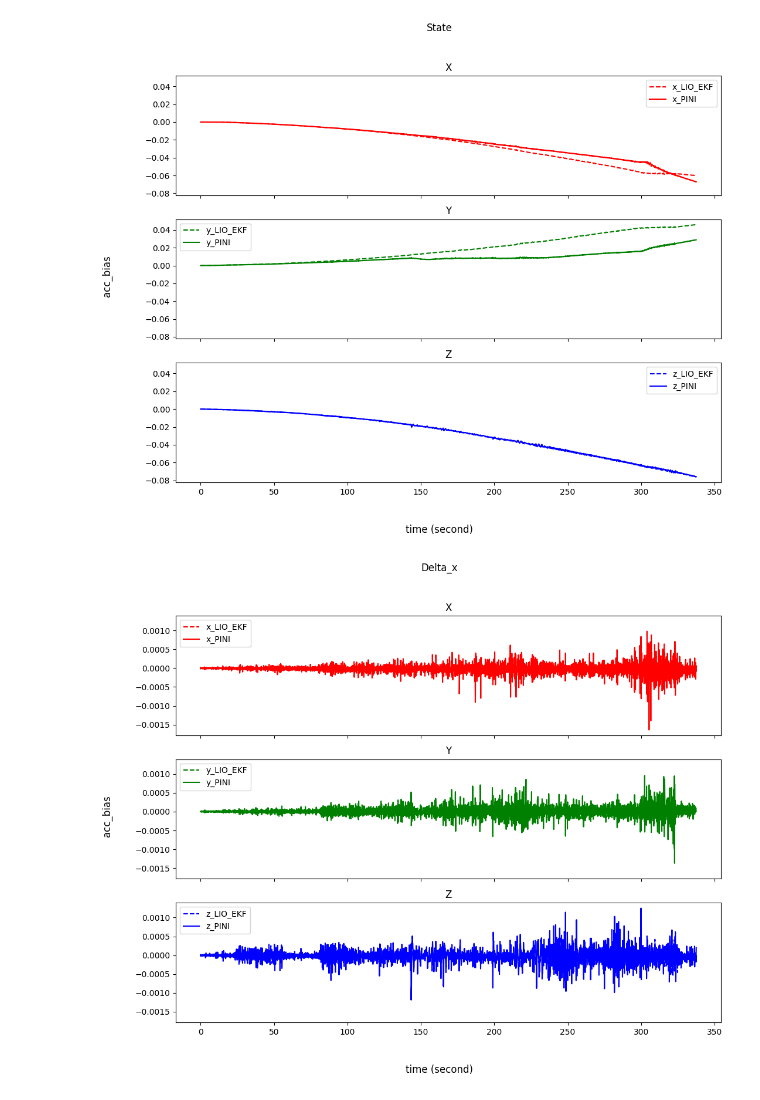
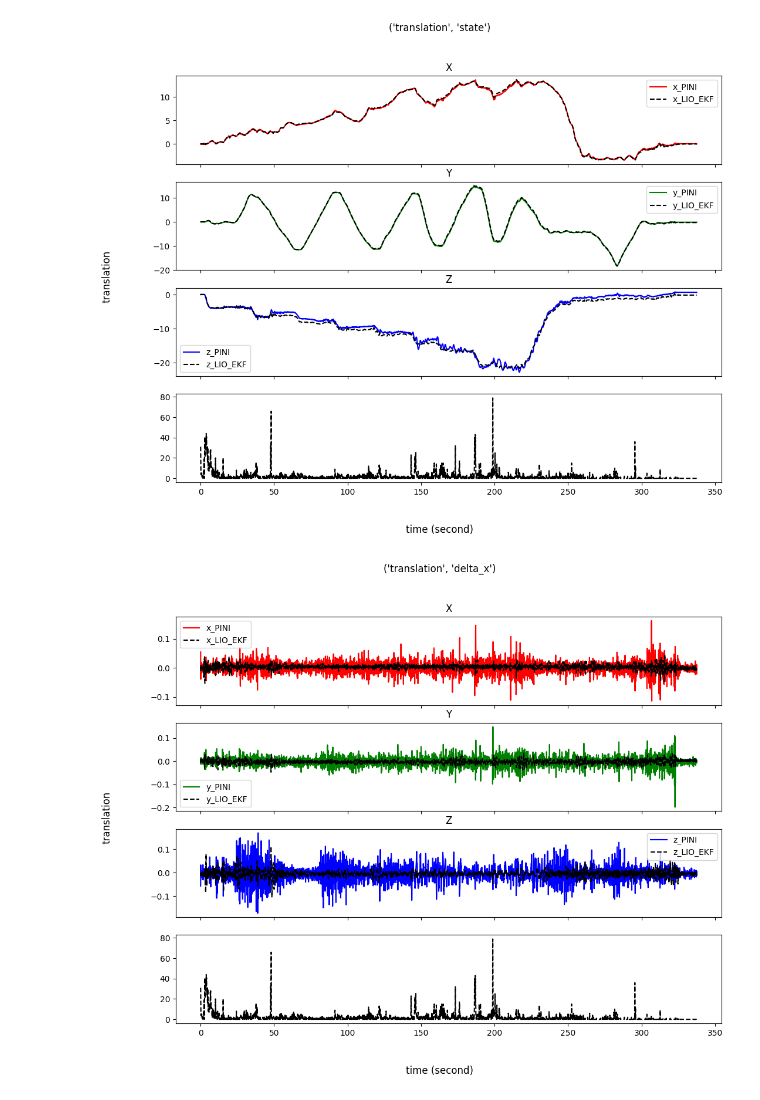
Before and after one commit to ohmohmpr/PINI, a Jupyter notebook: ohm/debug/NTU/rtp_03.ipynb, the cells around one changed output. Drawn from its saved outputs; the diff is of its cells as text; code cells hidden in the pictures.

```diff
--- a/ohm/debug/NTU/rtp_03.ipynb
+++ b/ohm/debug/NTU/rtp_03.ipynb
@@ -65,8 +16,5 @@ plot_delta_x(delta_x_lio_ekf_data, None, delta_x_pini_data, None,'gyro_bias', st
-# %%
-plot_state(pred_lio_ekf_data, None, pred_pini_data, None, 'acc_bias', start_time_idx, end_time_idx)
-# %% [output]
-[figure, removed]
-# %%
-plot_delta_x(delta_x_lio_ekf_data, None, delta_x_pini_data, None,'acc_bias', start_time_idx, end_time_idx)
-# %% [output]
-[figure, removed]
+# %%
+plot_everything(pini_data, lio_ekf_data, 'translation', start_time_idx, end_time_idx)
+# %% [output]
+[figure, added]
+[figure, added]
```
Also changed, not shown: parts of 17 cells of this notebook, 21 other files.
